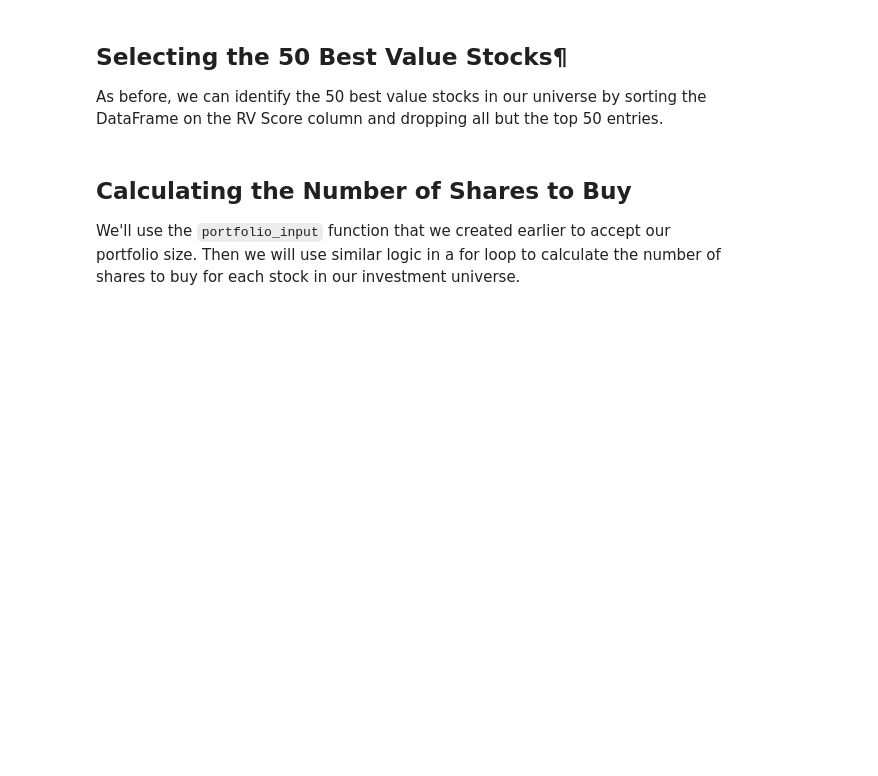
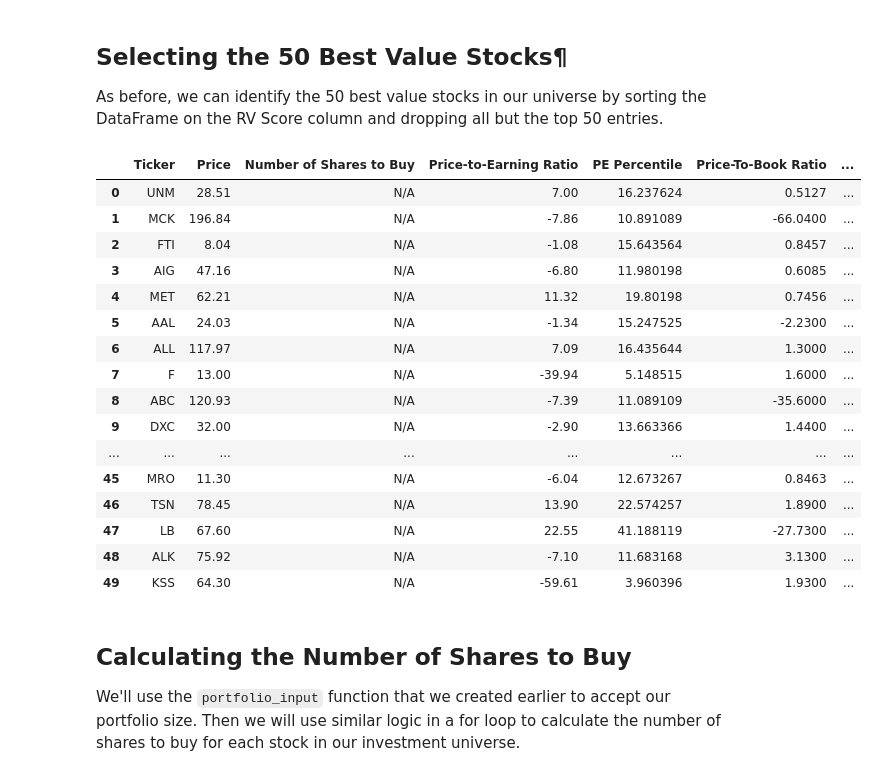
Before and after one commit to avin-shum/algorithmic-trading-python, a Jupyter notebook: learning_files/003_quantitative_value_strategy.ipynb, the cells around one changed output. Saved outputs shown, nothing was run; the diff lists cells and outputs as text; code cells hidden in the pictures; blank space fills up the shorter version.

Commit message:
3.12 Selecting the 50 Best Value Stocks (4:16:16)

```diff
--- a/learning_files/003_quantitative_value_strategy.ipynb
+++ b/learning_files/003_quantitative_value_strategy.ipynb
@@ -438,6 +438,29 @@ rv_dataframe
 ## Selecting the 50 Best Value Stocks¶
 
 As before, we can identify the 50 best value stocks in our universe by sorting the DataFrame on the RV Score column and dropping all but the top 50 entries.
+# %%
+rv_dataframe.sort_values('RV Score', ascending=True, inplace=True)
+rv_dataframe50 = rv_dataframe[:50]
+rv_dataframe50.reset_index(drop=True, inplace=True)
+rv_dataframe50
+# %% [output]
+|  | Ticker | Price | Number of Shares to Buy | Price-to-Earning Ratio | PE Percentile | Price-To-Book Ratio | ... |
+| 0 | UNM | 28.51 | N/A | 7.00 | 16.237624 | 0.5127 | ... |
+| 1 | MCK | 196.84 | N/A | -7.86 | 10.891089 | -66.0400 | ... |
+| 2 | FTI | 8.04 | N/A | -1.08 | 15.643564 | 0.8457 | ... |
+| 3 | AIG | 47.16 | N/A | -6.80 | 11.980198 | 0.6085 | ... |
+| 4 | MET | 62.21 | N/A | 11.32 | 19.80198 | 0.7456 | ... |
+| 5 | AAL | 24.03 | N/A | -1.34 | 15.247525 | -2.2300 | ... |
+| 6 | ALL | 117.97 | N/A | 7.09 | 16.435644 | 1.3000 | ... |
+| 7 | F | 13.00 | N/A | -39.94 | 5.148515 | 1.6000 | ... |
+| 8 | ABC | 120.93 | N/A | -7.39 | 11.089109 | -35.6000 | ... |
+| 9 | DXC | 32.00 | N/A | -2.90 | 13.663366 | 1.4400 | ... |
+| ... | ... | ... | ... | ... | ... | ... | ... |
+| 45 | MRO | 11.30 | N/A | -6.04 | 12.673267 | 0.8463 | ... |
+| 46 | TSN | 78.45 | N/A | 13.90 | 22.574257 | 1.8900 | ... |
+| 47 | LB | 67.60 | N/A | 22.55 | 41.188119 | -27.7300 | ... |
+| 48 | ALK | 75.92 | N/A | -7.10 | 11.683168 | 3.1300 | ... |
+| 49 | KSS | 64.30 | N/A | -59.61 | 3.960396 | 1.9300 | ... |
 # %% [markdown]
 ## Calculating the Number of Shares to Buy
 We'll use the `portfolio_input` function that we created earlier to accept our portfolio size. Then we will use similar logic in a for loop to calculate the number of shares to buy for each stock in our investment universe.
```
